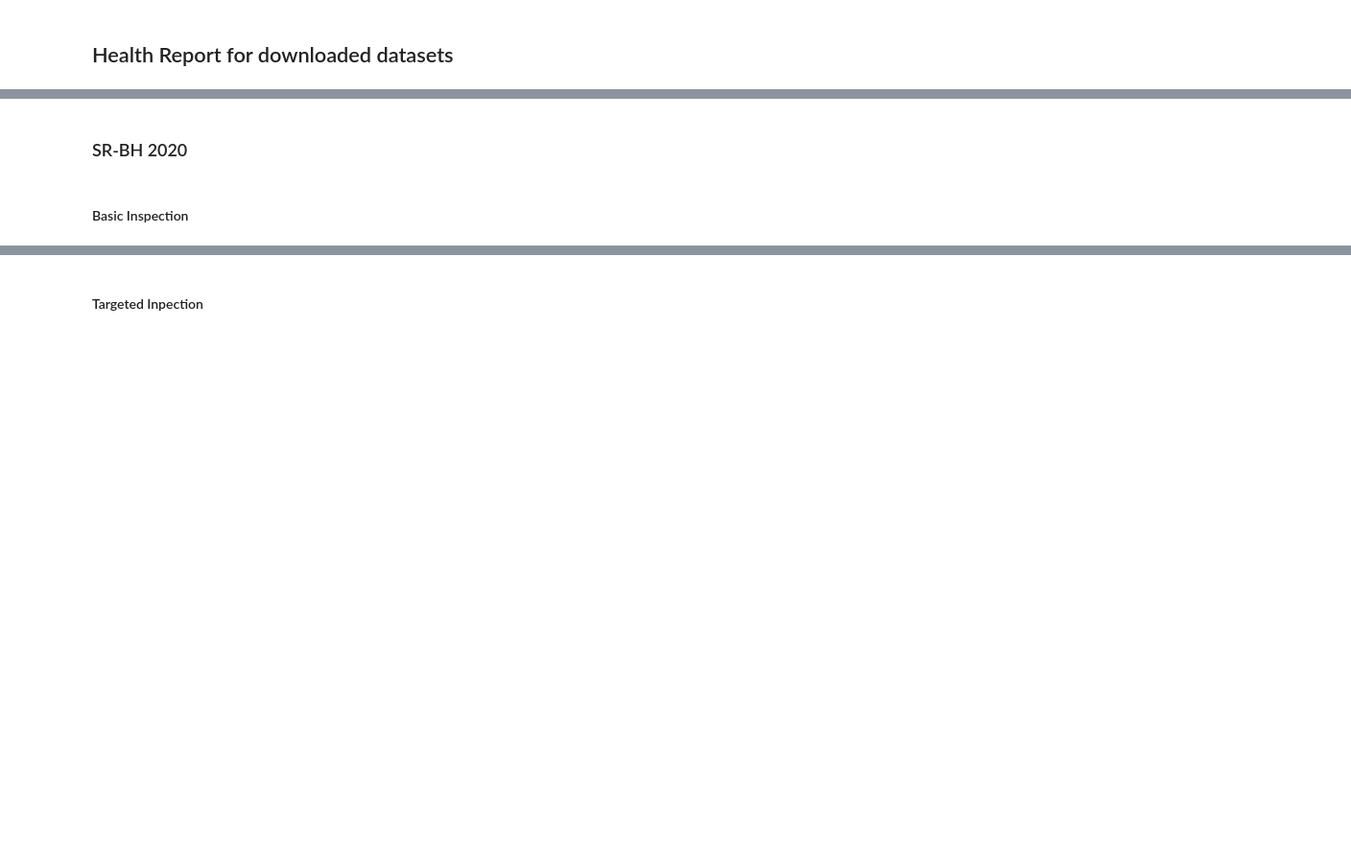
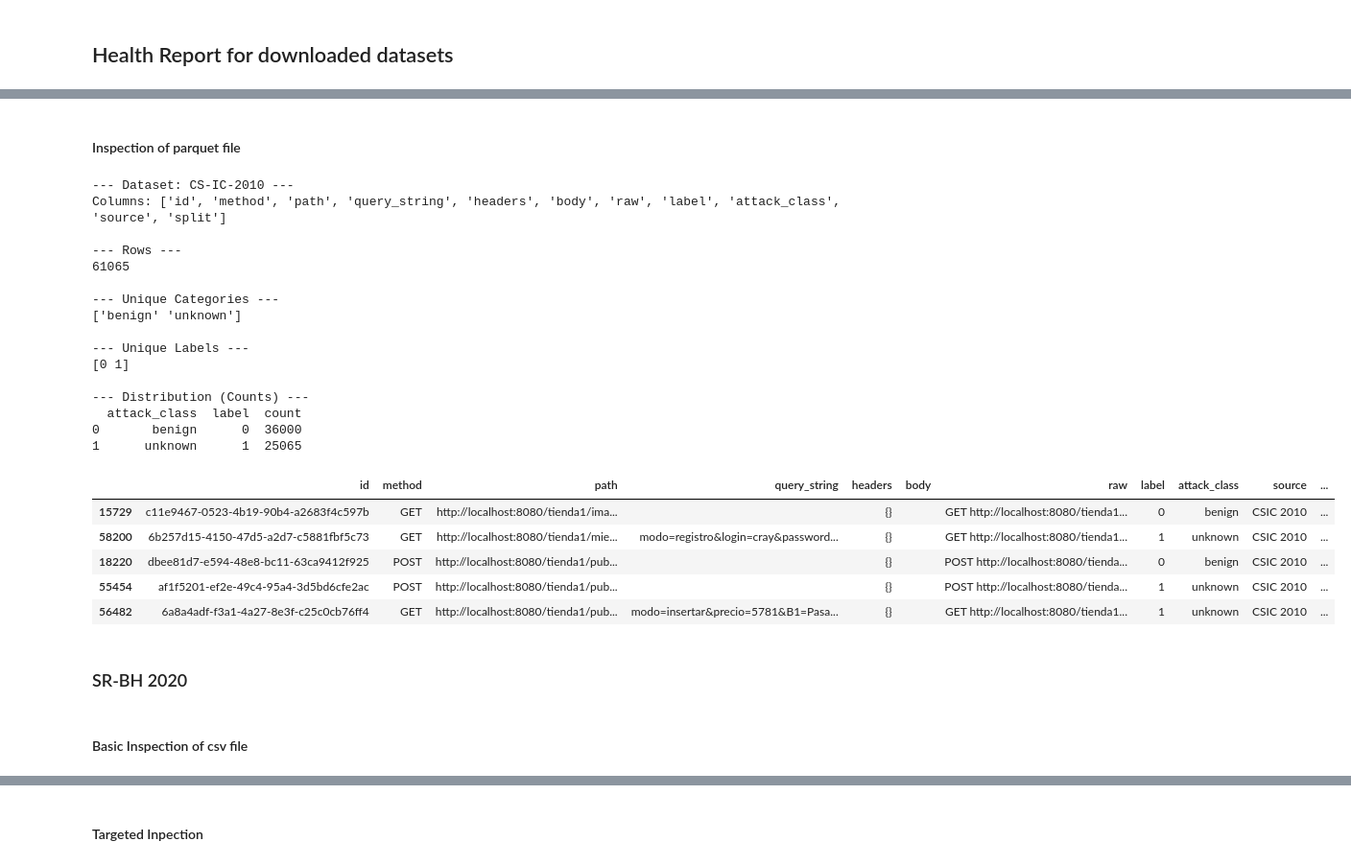
Before and after one commit to Jacaranda-Dev/ai-waf-v2, a Jupyter notebook: notebooks/01_eda.ipynb, the cells around one changed output, grey strips where cells are left out. Shown at 96% size. Drawn from its saved outputs; the diff is of its cells as text; code cells hidden in the pictures; blank space fills up the shorter version.

```diff
--- a/notebooks/01_eda.ipynb
+++ b/notebooks/01_eda.ipynb
@@ -8,5 +46,51 @@ from waf_kd.data.loaders import WAFDatasetBuilder
+# %% [markdown]
+#### Inspection of parquet file
+# %%
+df = pd.read_parquet("../data/normalized/CSIC 2010.parquet")
+print(f"--- Dataset: CS-IC-2010 ---")
+print("Columns:", df.columns.tolist())
+
+print("\n--- Rows ---")
+print(f"{len(df)}")
+
+print("\n--- Unique Categories ---")
+print(df['attack_class'].unique())
+
+print("\n--- Unique Labels ---")
+print(df['label'].unique())
+
+print("\n--- Distribution (Counts) ---")
+print(df.groupby(['attack_class', 'label']).size().reset_index(name='count'))
+
+with pd.option_context('display.max_colwidth', None):
+    # See 5 random rows to check different attack categories
+    result = df.sample(5)
+    display(result)
+# %% [output]
+--- Dataset: CS-IC-2010 ---
+Columns: ['id', 'method', 'path', 'query_string', 'headers', 'body', 'raw', 'label', 'attack_class', 'source', 'split']
+
+--- Rows ---
+61065
+
+--- Unique Categories ---
+['benign' 'unknown']
+
+--- Unique Labels ---
+[0 1]
+
+--- Distribution (Counts) ---
+  attack_class  label  count
+0       benign      0  36000
+1      unknown      1  25065
+|  | id | method | path | query_string | headers | body | raw | label | attack_class | source | ... |
+| 15729 | c11e9467-0523-4b19-90b4-a2683f4c597b | GET | http://localhost:8080/tienda1/ima... |  | {} |  | GET http://localhost:8080/tienda1... | 0 | benign | CSIC 2010 | ... |
+| 58200 | 6b257d15-4150-47d5-a2d7-c5881fbf5c73 | GET | http://localhost:8080/tienda1/mie... | modo=registro&login=cray&password... | {} |  | GET http://localhost:8080/tienda1... | 1 | unknown | CSIC 2010 | ... |
+| 18220 | dbee81d7-e594-48e8-bc11-63ca9412f925 | POST | http://localhost:8080/tienda1/pub... |  | {} |  | POST http://localhost:8080/tienda... | 0 | benign | CSIC 2010 | ... |
+| 55454 | af1f5201-ef2e-49c4-95a4-3d5bd6cfe2ac | POST | http://localhost:8080/tienda1/pub... |  | {} |  | POST http://localhost:8080/tienda... | 1 | unknown | CSIC 2010 | ... |
+| 56482 | 6a8a4adf-f3a1-4a27-8e3f-c25c0cb76ff4 | GET | http://localhost:8080/tienda1/pub... | modo=insertar&precio=5781&B1=Pasa... | {} |  | GET http://localhost:8080/tienda1... | 1 | unknown | CSIC 2010 | ... |
 # %% [markdown]
 ### SR-BH 2020
 # %% [markdown]
-#### Basic Inspection
+#### Basic Inspection of csv file
 # %%
```
Also changed, not shown: parts of 20 cells of this notebook, 9 other files.
